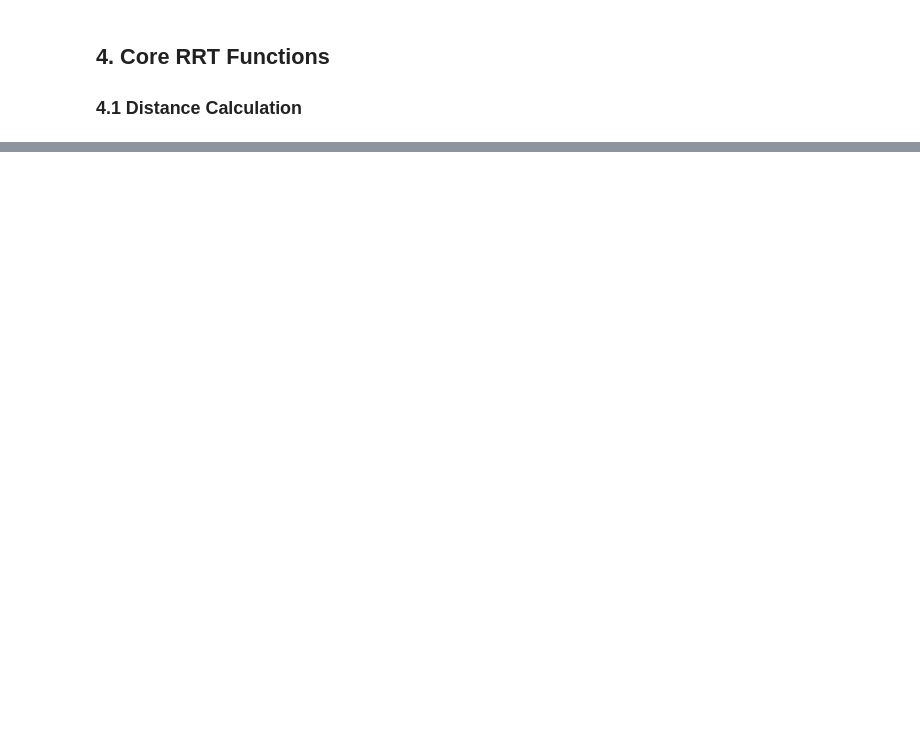
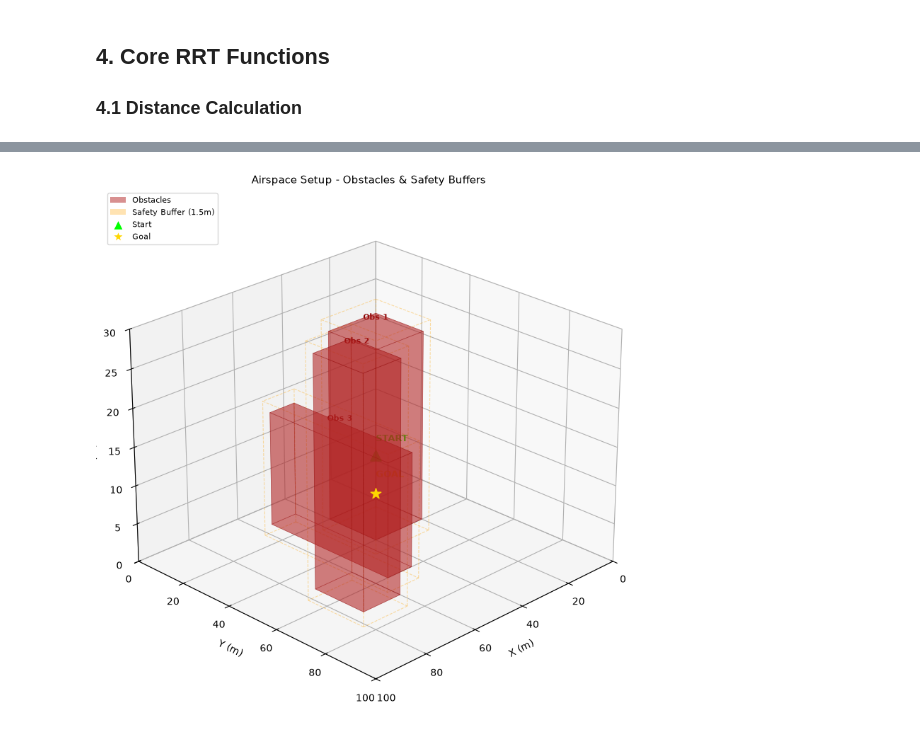
Before and after one commit to pearlyaradja/Real-time-Motion-maneuvers-UAV-planner, a Jupyter notebook: version1_python/rrt_3d_planner.ipynb, the cells around one changed output, grey strips where cells are left out. Drawn from its saved outputs; the diff is of its cells as text; code cells hidden in the pictures; blank space fills up the shorter version.

```diff
--- a/version1_python/rrt_3d_planner.ipynb
+++ b/version1_python/rrt_3d_planner.ipynb
@@ -169,11 +455,82 @@ def check_collision(from_node, to_node, obstacles=OBSTACLES):
 # %%
-def extract_path(goal_node):
-    """Trace parent references from the goal back to the start, then reverse."""
-    path = []
-    node = goal_node
-    while node is not None:
-        path.append((node.x, node.y, node.z))
-        node = node.parent
-    path.reverse()
-    return path
+def draw_cuboid(ax, box, color='firebrick', alpha=0.3, label=None):
+    """Draws a 3D obstacle block on the Matplotlib plot."""
+    x_min, y_min, z_min, x_max, y_max, z_max = box
+    corners = np.array([
+        [x_min, y_min, z_min], [x_max, y_min, z_min],
+        [x_max, y_max, z_min], [x_min, y_max, z_min],
+        [x_min, y_min, z_max], [x_max, y_min, z_max],
+        [x_max, y_max, z_max], [x_min, y_max, z_max],
+    ])
+    faces = [
+        [corners[0], corners[1], corners[2], corners[3]],  # Bottom
+        [corners[4], corners[5], corners[6], corners[7]],  # Top
+        [corners[0], corners[1], corners[5], corners[4]],  # Front
+        [corners[2], corners[3], corners[7], corners[6]],  # Back
+        [corners[0], corners[3], corners[7], corners[4]],  # Left
+        [corners[1], corners[2], corners[6], corners[5]],  # Right
+    ]
+    poly = Poly3DCollection(faces, alpha=alpha, facecolor=color, edgecolor='darkred', linewidth=0.5)
+    ax.add_collection3d(poly)
+
+def draw_inflated_cuboid(ax, box, buffer=INFLATION):
+    """Draws a dashed wireframe showing the obstacle safety buffer zone."""
+    x_min, y_min, z_min, x_max, y_max, z_max = box
+    ib = buffer
+    ix_min, iy_min, iz_min = x_min - ib, y_min - ib, z_min - ib
+    ix_max, iy_max, iz_max = x_max + ib, y_max + ib, z_max + ib
+
+    for xs, ys, zs in [
+        ([ix_min, ix_max], [iy_min, iy_min], [iz_min, iz_min]),
+        ([ix_min, ix_max], [iy_max, iy_max], [iz_min, iz_min]),
+        ([ix_min, ix_max], [iy_min, iy_min], [iz_max, iz_max]),
+        ([ix_min, ix_max], [iy_max, iy_max], [iz_max, iz_max]),
+        ([ix_min, ix_min], [iy_min, iy_max], [iz_min, iz_min]),
+        ([ix_max, ix_max], [iy_min, iy_max], [iz_min, iz_min]),
+        ([ix_min, ix_min], [iy_min, iy_max], [iz_max, iz_max]),
+        ([ix_max, ix_max], [iy_min, iy_max], [iz_max, iz_max]),
+        ([ix_min, ix_min], [iy_min, iy_min], [iz_min, iz_max]),
+        ([ix_max, ix_max], [iy_min, iy_min], [iz_min, iz_max]),
+        ([ix_min, ix_min], [iy_max, iy_max], [iz_min, iz_max]),
+        ([ix_max, ix_max], [iy_max, iy_max], [iz_min, iz_max]),
+    ]:
+        ax.plot(xs, ys, zs, color='orange', alpha=0.35, linewidth=0.8, linestyle='--')
+
+# Plot airspace overview
+fig = plt.figure(figsize=(11, 8))
+ax  = fig.add_subplot(111, projection='3d')
+
+# Draw obstacles
+for idx, obs in enumerate(OBSTACLES):
+    draw_cuboid(ax, obs, color='firebrick', alpha=0.35)
+    draw_inflated_cuboid(ax, obs)
+    cx = (obs[0] + obs[3]) / 2
+    cy = (obs[1] + obs[4]) / 2
+    cz = obs[5] + 1.5
+    ax.text(cx, cy, cz, f'Obs {idx+1}', fontsize=8, ha='center', color='darkred', fontweight='bold')
+
+# Plot Start & Goal
+sx, sy, sz = START_POS
+gx, gy, gz = GOAL_POS
+ax.scatter([sx], [sy], [sz], c='lime', s=120, zorder=5, marker='^', label='Start')
+ax.scatter([gx], [gy], [gz], c='gold', s=120, zorder=5, marker='*', label='Goal')
+ax.text(sx, sy, sz + 2, 'START', fontsize=9, color='lime', fontweight='bold')
+ax.text(gx, gy, gz + 2, 'GOAL',  fontsize=9, color='gold', fontweight='bold')
+
+# Layout options
+ax.set_xlim(0, X_MAX); ax.set_ylim(0, Y_MAX); ax.set_zlim(0, Z_MAX)
+ax.set_xlabel('X (m)'); ax.set_ylabel('Y (m)'); ax.set_zlabel('Z (m)')
+ax.set_title('Airspace Setup - Obstacles & Safety Buffers', fontsize=11)
+legend_elements = [
+    mpatches.Patch(facecolor='firebrick', alpha=0.5, label='Obstacles'),
+    mpatches.Patch(facecolor='orange',    alpha=0.3, label=f'Safety Buffer ({INFLATION}m)'),
+    plt.Line2D([0],[0], marker='^', color='w', markerfacecolor='lime', markersize=10, label='Start'),
+    plt.Line2D([0],[0], marker='*', color='w', markerfacecolor='gold', markersize=12, label='Goal'),
+]
+ax.legend(handles=legend_elements, loc='upper left', fontsize=8)
+ax.view_init(elev=25, azim=45)
+plt.tight_layout()
+plt.show()
+# %% [output]
+[figure, added]
 # %% [markdown]
```
Also changed, not shown: parts of 36 cells of this notebook.
